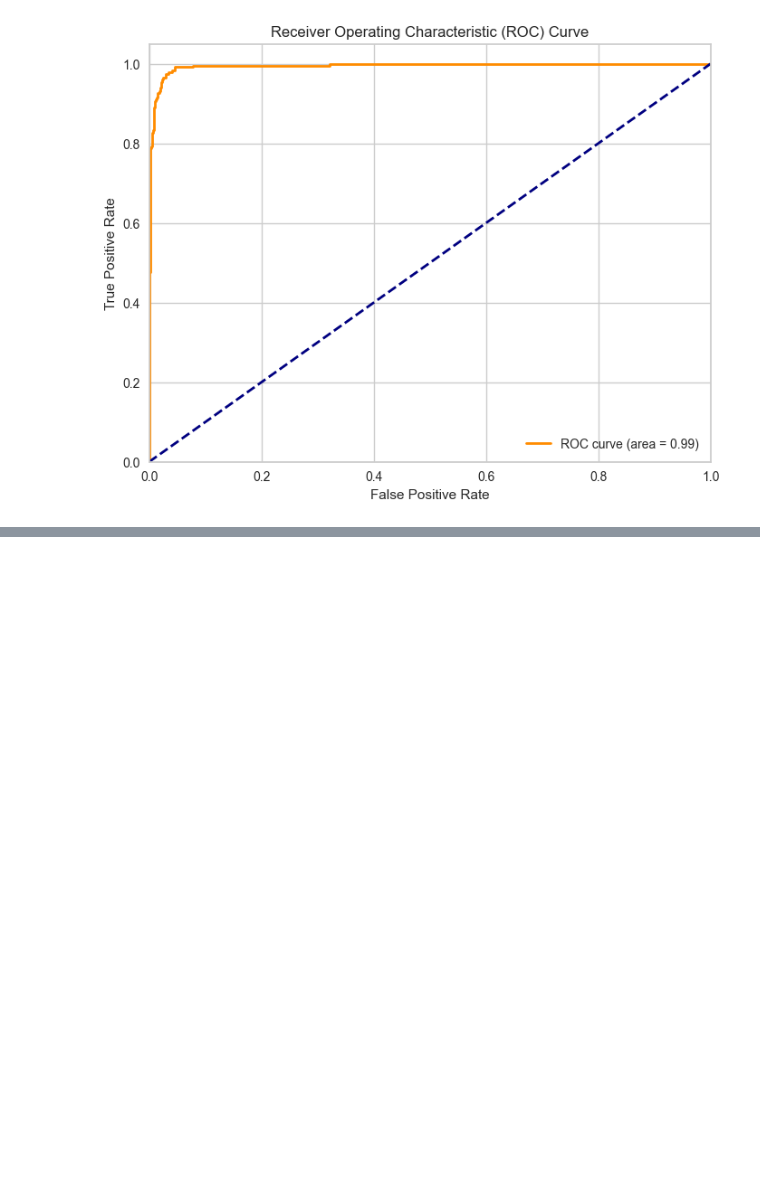
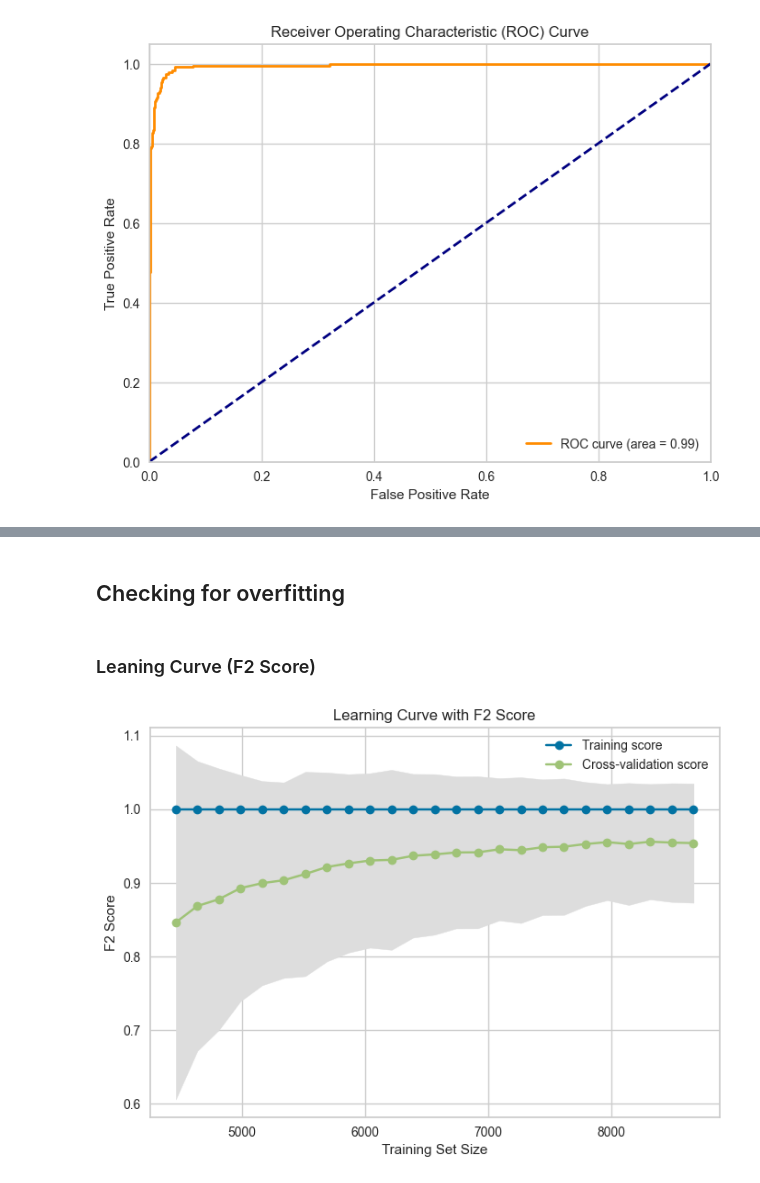
Before and after one commit to McGill-MMA-EnterpriseAnalytics/customer_churn_2024, a Jupyter notebook: Modelling/CatBoost.ipynb, the cells around one changed output, grey strips where cells are left out. Cells and saved outputs as stored; diff of their text form; code cells hidden in the pictures; blank space fills up the shorter version.

```diff
--- a/Modelling/CatBoost.ipynb
+++ b/Modelling/CatBoost.ipynb
@@ -284,0 +311,2 @@ plt.show()
+# %% [markdown]
+## Checking for overfitting
@@ -284,0 +340,40 @@ plt.show()
+# %% [markdown]
+### Leaning Curve (F2 Score)
+# %%
+from sklearn.metrics import make_scorer, fbeta_score
+from sklearn.model_selection import learning_curve
+import matplotlib.pyplot as plt
+import numpy as np
+
+# Define a custom scorer for the F2 score. Set beta=2.
+f2_scorer = make_scorer(fbeta_score, beta=2)
+
+# Compute the learning curve with the custom F2 scorer
+train_sizes, train_scores, test_scores = learning_curve(
+    model_optuna, X_train_res, y_train_res,
+    cv=5,
+    scoring=f2_scorer,
+    n_jobs=-1,
+    train_sizes=np.linspace(0.01, 1.0, 50)
+)
+
+# Calculate mean and standard deviation for training set scores
+train_mean = np.mean(train_scores, axis=1)
+train_std = np.std(train_scores, axis=1)
+
+# Calculate mean and standard deviation for test set scores
+test_mean = np.mean(test_scores, axis=1)
+test_std = np.std(test_scores, axis=1)
+
+# Plot the learning curve
+plt.fill_between(train_sizes, train_mean - train_std, train_mean + train_std, color="#DDDDDD")
+plt.fill_between(train_sizes, test_mean - test_std, test_mean + test_std, color="#DDDDDD")
+
+plt.plot(train_sizes, train_mean, 'o-', color="b", label="Training score")
+plt.plot(train_sizes, test_mean, 'o-', color="g", label="Cross-validation score")
+
+plt.title("Learning Curve with F2 Score")
+plt.xlabel("Training Set Size"), plt.ylabel("F2 Score"), plt.legend(loc="best")
+plt.show()
+# %% [output]
+[figure, added]
```
Also changed, not shown: parts of 5 cells of this notebook, 12 other files.
